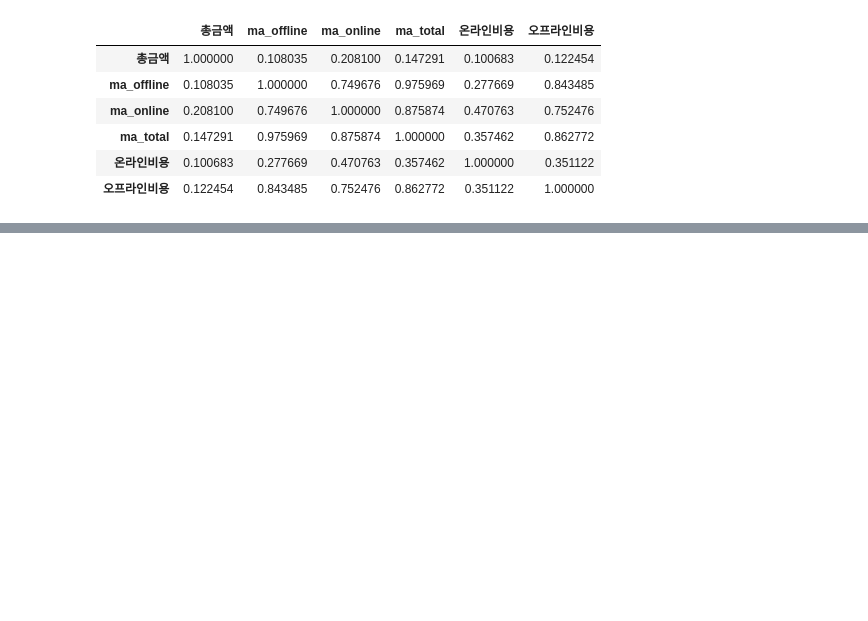
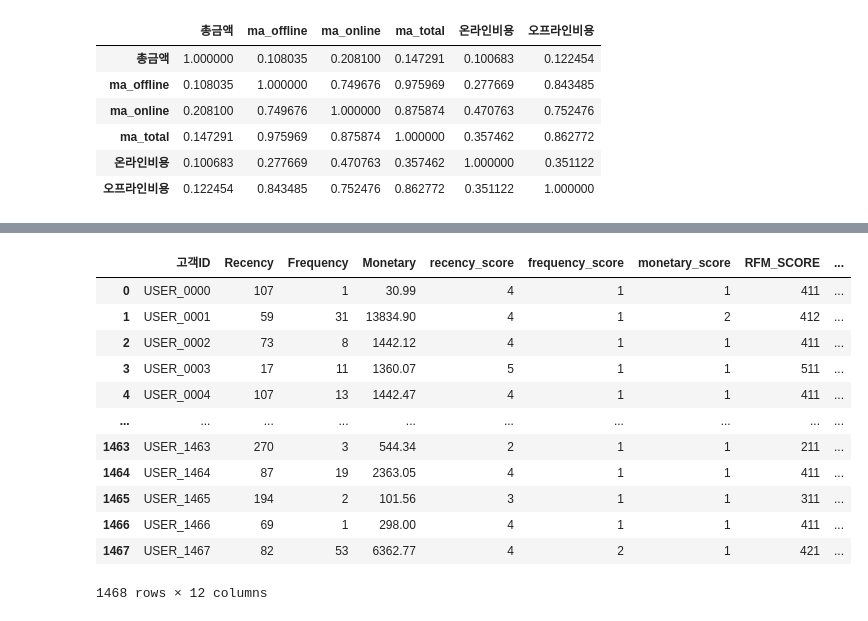
Before and after one commit to ColorConeHead/final_project, a Jupyter notebook: test.ipynb, the cells around one changed output, grey strips where cells are left out. Cells and saved outputs as stored; diff of their text form; code cells hidden in the pictures; blank space fills up the shorter version.

```diff
--- a/test.ipynb
+++ b/test.ipynb
@@ -677,0 +711,2 @@ sns.scatterplot(data=total, x='ma_total', y='총금액')
+# %%
+last_date = dt.datetime(2019, 12, 31)
@@ -677,0 +749,17 @@ sns.scatterplot(data=total, x='ma_total', y='총금액')
+# %%
+rfm4 = pd.merge(rfm3, avg_buying, how='left', on='고객ID').rename(columns={'구매주기':'평균구매주기'})
+rfm4
+# %% [output]
+|  | 고객ID | Recency | Frequency | Monetary | recency_score | frequency_score | monetary_score | RFM_SCORE | ... |
+| 0 | USER_0000 | 107 | 1 | 30.99 | 4 | 1 | 1 | 411 | ... |
+| 1 | USER_0001 | 59 | 31 | 13834.90 | 4 | 1 | 2 | 412 | ... |
+| 2 | USER_0002 | 73 | 8 | 1442.12 | 4 | 1 | 1 | 411 | ... |
+| 3 | USER_0003 | 17 | 11 | 1360.07 | 5 | 1 | 1 | 511 | ... |
+| 4 | USER_0004 | 107 | 13 | 1442.47 | 4 | 1 | 1 | 411 | ... |
+| ... | ... | ... | ... | ... | ... | ... | ... | ... | ... |
+| 1463 | USER_1463 | 270 | 3 | 544.34 | 2 | 1 | 1 | 211 | ... |
+| 1464 | USER_1464 | 87 | 19 | 2363.05 | 4 | 1 | 1 | 411 | ... |
+| 1465 | USER_1465 | 194 | 2 | 101.56 | 3 | 1 | 1 | 311 | ... |
+| 1466 | USER_1466 | 69 | 1 | 298.00 | 4 | 1 | 1 | 411 | ... |
+| 1467 | USER_1467 | 82 | 53 | 6362.77 | 4 | 2 | 1 | 421 | ... |
+1468 rows × 12 columns
```
Also changed, not shown: parts of 12 cells of this notebook, 3 other files.
